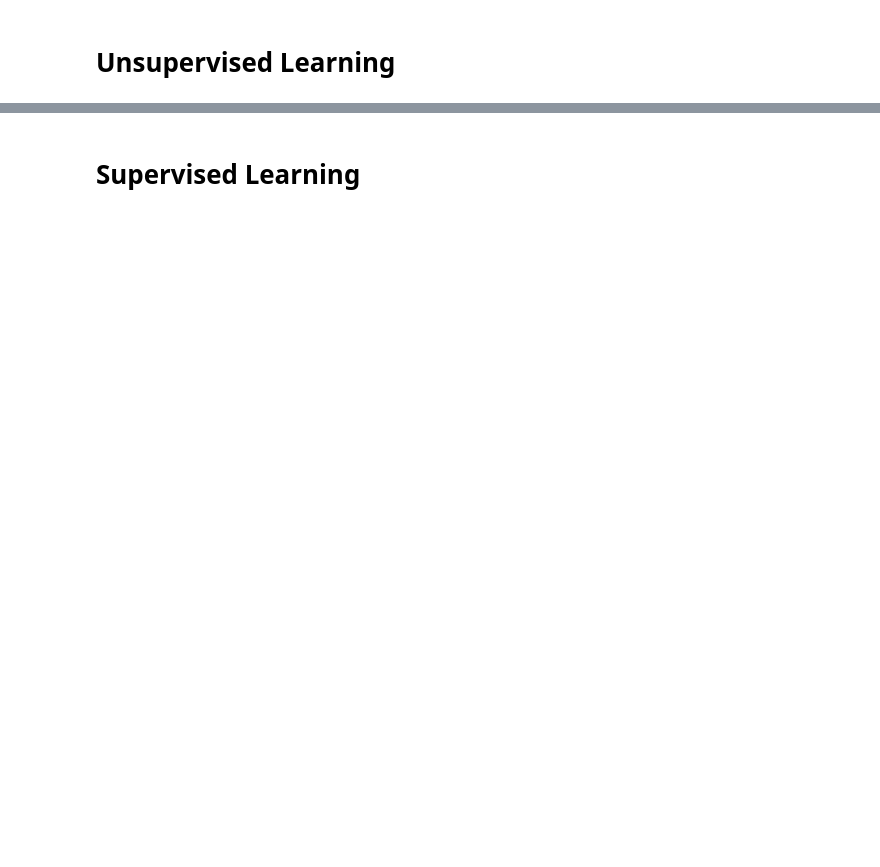
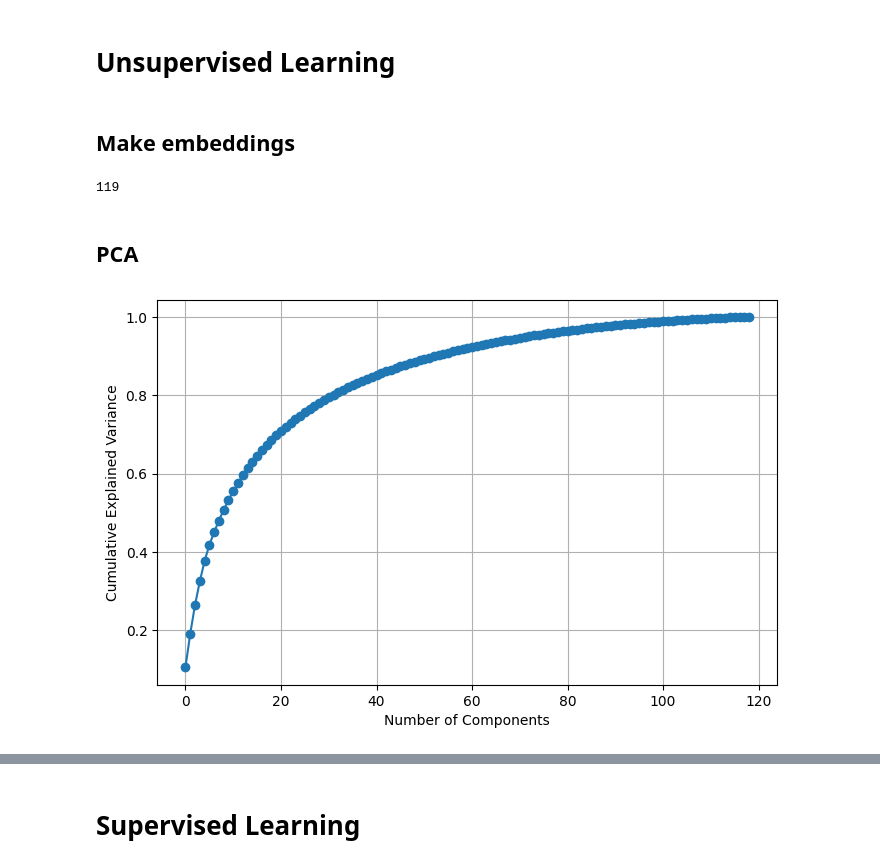
Before and after one commit to MichielVanNieuwenhove/Thesis_MaStat, a Jupyter notebook: Py_Notebooks/KeyPoint_Classification.ipynb, the cells around one changed output, grey strips where cells are left out. Drawn from its saved outputs; the diff is of its cells as text; code cells hidden in the pictures; blank space fills up the shorter version.

```diff
--- a/Py_Notebooks/KeyPoint_Classification.ipynb
+++ b/Py_Notebooks/KeyPoint_Classification.ipynb
@@ -179,2 +216,40 @@ print(df_tokenized_unlabeled_pd.head())
 # %% [markdown]
 # Unsupervised Learning
+# %% [markdown]
+## Make embeddings
+# %%
+df_tokenized_combined_pd_train = df_tokenized_combined_pd[
+    ~df_tokenized_combined_pd['ID_kp_distinct'].isin(test_df['ID_kp_distinct'])
+]
+
+print(len(df_tokenized_combined_pd_train)) # 128 - 9 = 119
+# %% [output]
+119
+# %%
+input_ids = torch.tensor(df_tokenized_combined_pd_train['input_ids'].tolist())
+attention_mask = torch.tensor(df_tokenized_combined_pd_train['attention_mask'].tolist())
+# %%
+model = AutoModel.from_pretrained("bert-base-uncased")
+model.eval()
+
+with torch.no_grad():
+    outputs = model(input_ids=input_ids, attention_mask=attention_mask)
+    last_hidden_state = outputs.last_hidden_state
+    cls_embeddings = last_hidden_state[:, 0, :]
+# %% [markdown]
+## PCA
+# %%
+X = cls_embeddings.cpu().numpy()
+
+pca = PCA().fit(X)
+
+# Plot cumulative explained variance
+plt.figure(figsize=(8, 5))
+plt.plot(np.cumsum(pca.explained_variance_ratio_), marker='o')
+plt.xlabel('Number of Components')
+plt.ylabel('Cumulative Explained Variance')
+plt.grid(True)
+plt.savefig("figs/PCA_ExplainedVariance_kp.png", dpi=300, bbox_inches='tight')
+plt.show()
+# %% [output]
+[figure, added]
```
Also changed, not shown: parts of 52 cells of this notebook, 30 other files.
